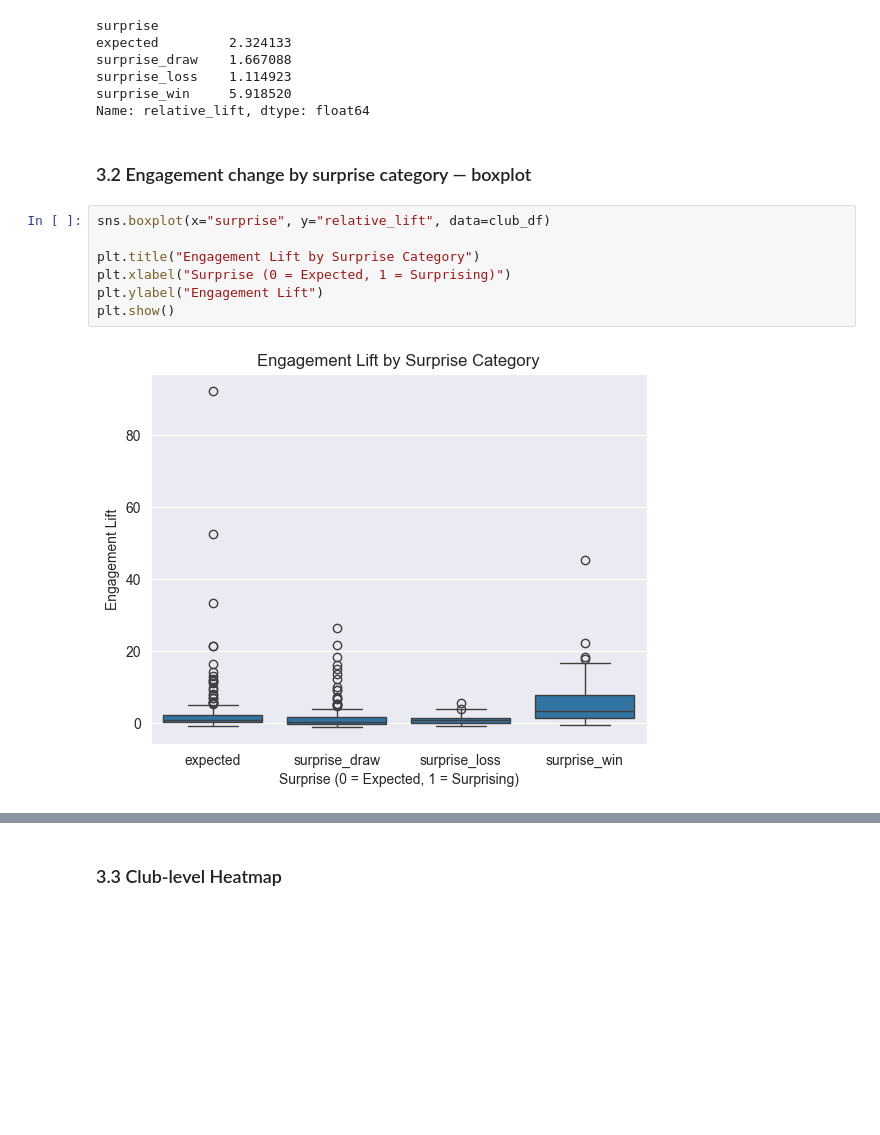
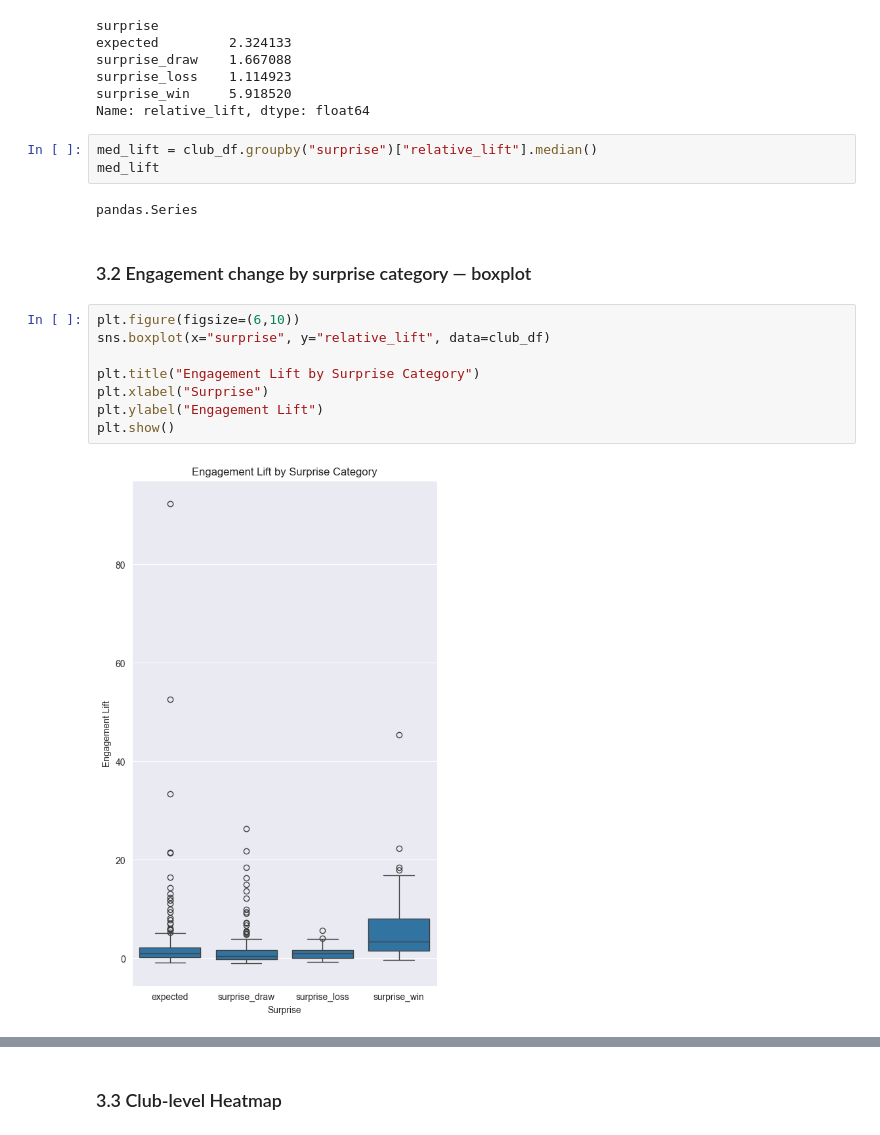
Before and after one commit to upiznhec/DSCI510_Spring2026_USC, a Jupyter notebook: src/results.ipynb, the cells around one changed output, grey strips where cells are left out. Drawn from its saved outputs; the diff is of its cells as text; blank space fills up the shorter version.

```diff
--- a/src/results.ipynb
+++ b/src/results.ipynb
@@ -85,14 +85,20 @@ surprise_draw    1.667088
 surprise_loss    1.114923
 surprise_win     5.918520
 Name: relative_lift, dtype: float64
+# %%
+med_lift = club_df.groupby("surprise")["relative_lift"].median()
+med_lift
+# %% [output]
+pandas.Series
 # %% [markdown]
 ### 3.2 Engagement change by surprise category — boxplot
 # %%
+plt.figure(figsize=(6,10))
 sns.boxplot(x="surprise", y="relative_lift", data=club_df)
 
 plt.title("Engagement Lift by Surprise Category")
-plt.xlabel("Surprise (0 = Expected, 1 = Surprising)")
+plt.xlabel("Surprise")
 plt.ylabel("Engagement Lift")
 plt.show()
 # %% [output]
-[figure, old version]
+[figure, new version]
```
Also changed, not shown: parts of 5 cells of this notebook, 5 other files.
